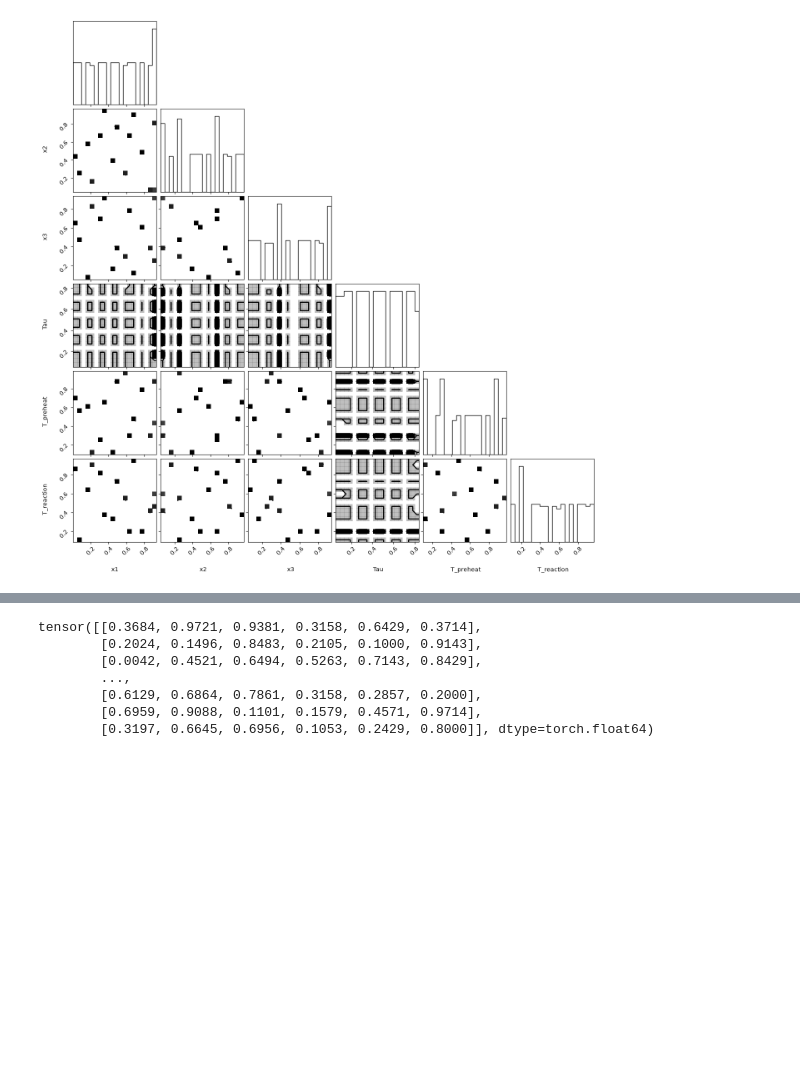
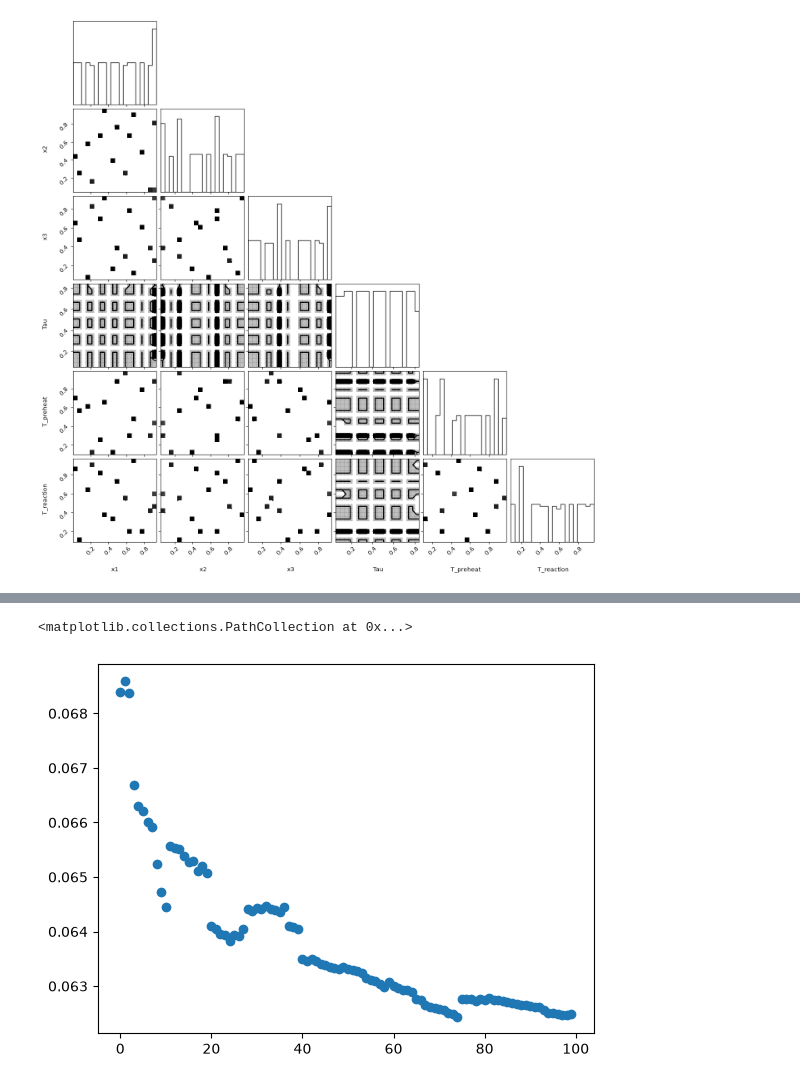
Before and after one commit to richardcox120/BO_winter_school_2026, a Jupyter notebook: case1_richard.ipynb, the cells around one changed output, grey strips where cells are left out. Saved outputs shown, nothing was run; the diff lists cells and outputs as text; code cells hidden in the pictures; blank space fills up the shorter version.

Commit message:
Added MAE calculation and plot, to track model fit

```diff
--- a/case1_richard.ipynb
+++ b/case1_richard.ipynb
@@ -43,24 +48,39 @@ y_tensor = torch.tensor(outputs.to_numpy())
 from botorch.models.transforms import Normalize,Standardize
 from botorch.fit import fit_gpytorch_mll
 from gpytorch.mlls import ExactMarginalLogLikelihood
-from botorch.acquisition import UpperConfidenceBound
+from botorch.acquisition.predictive_entropy_search import qPredictiveEntropySearch
+from botorch.acquisition.joint_entropy_search import qJointEntropySearch
+from botorch.acquisition.max_value_entropy_search import qMaxValueEntropy
 from botorch.optim import optimize_acqf, optimize_acqf_discrete
 from botorch.models import SingleTaskGP
 from tqdm import tqdm
+import torch.nn as nn
+
 
 torch.manual_seed(42)
+MAE = nn.L1Loss() # Scikit-learn requires numpy arrays, so this is probably easier to use
 
-for i in tqdm(range(33), total=33):
-    print(test_X.shape)
+optimisations = len(test_X)
+
+target_preds = []
+
+for i in tqdm(range(optimisations), total=optimisations):
+    model=SingleTaskGP(train_X,train_y[:, 0].unsqueeze(1),
+                    outcome_transform=Standardize(m=1)
+                    )
+
+    optimal_inputs = train_X[train_y[:, 0].argmax()].unsqueeze(0)
+    acq = qPredictiveEntropySearch(model=model, optimal_inputs=optimal_inputs)
+
     model=SingleTaskGP(train_X,train_y[:, 0].unsqueeze(1),
                     outcome_transform=Standardize(m=1)
                     )
 
     fit_gpytorch_mll(ExactMarginalLogLikelihood(model.likelihood,model))
 
-    acq=UpperConfidenceBound(model=model,beta=2.0**2)
+    acq=qPredictiveEntropySearch(model=model, optimal_inputs=optimal_inputs)
 
-    new_X,_=optimize_acqf_discrete(
+    new_X,_=optimize_acqf_discrete( # Discrete acqf required to confine model to known experiments
                                     acq_function=acq,
                                     choices=test_X,
                                     q=1,
@@ -73,3 +93,5 @@ for i in tqdm(range(33), total=33):
 
     test_X = test_X[~hit]
     test_y = test_y[~hit]
+
+    target_preds.append(model.posterior(external_test_X).mean) # Make predictions for external test set
@@ -159,10 +98,8 @@ tensor([[0.7416, 0.6884]], dtype=torch.float64)
-# %%
-test_X
-# %% [output]
-tensor([[0.3684, 0.9721, 0.9381, 0.3158, 0.6429, 0.3714],
-        [0.2024, 0.1496, 0.8483, 0.2105, 0.1000, 0.9143],
-        [0.0042, 0.4521, 0.6494, 0.5263, 0.7143, 0.8429],
-        ...,
-        [0.6129, 0.6864, 0.7861, 0.3158, 0.2857, 0.2000],
-        [0.6959, 0.9088, 0.1101, 0.1579, 0.4571, 0.9714],
-        [0.3197, 0.6645, 0.6956, 0.1053, 0.2429, 0.8000]], dtype=torch.float64)
+# %%
+import matplotlib.pyplot as plt
+
+MAEs = [MAE(pred, external_test_y).detach() for pred in target_preds]
+plt.scatter(range(len(MAEs)), MAEs)
+# %% [output]
+<matplotlib.collections.PathCollection at 0x...>
+[figure, added]
```
Also changed, not shown: parts of 14 cells of this notebook, 2 other files.
